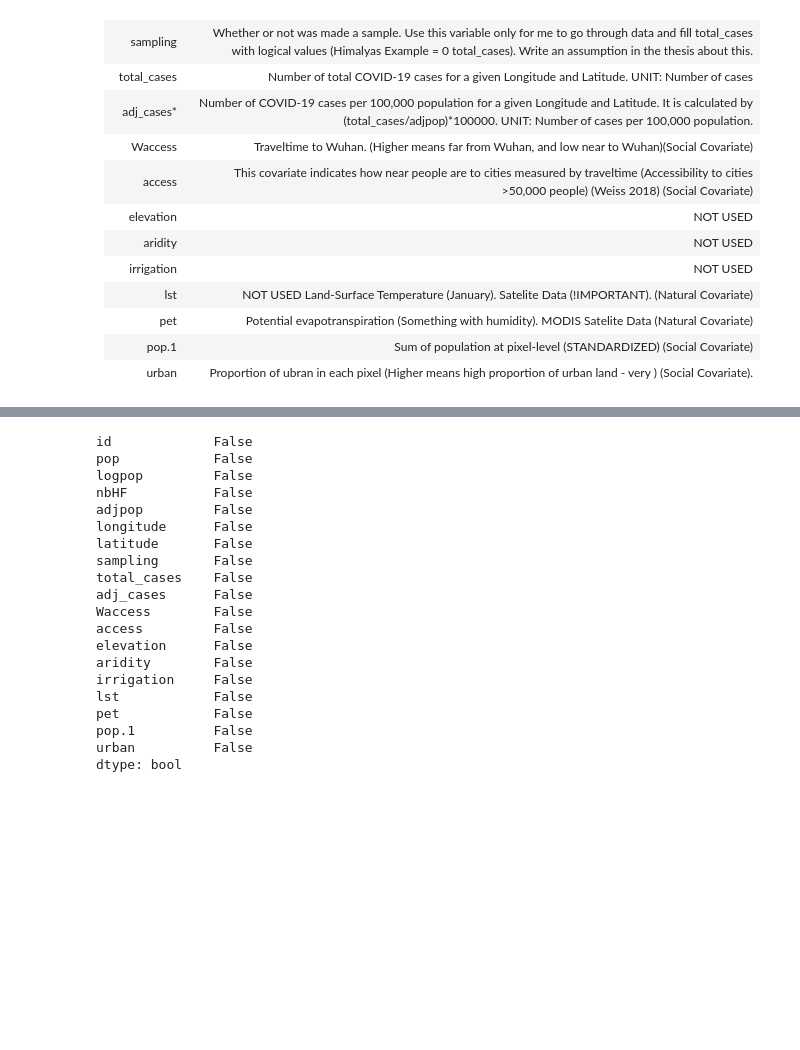
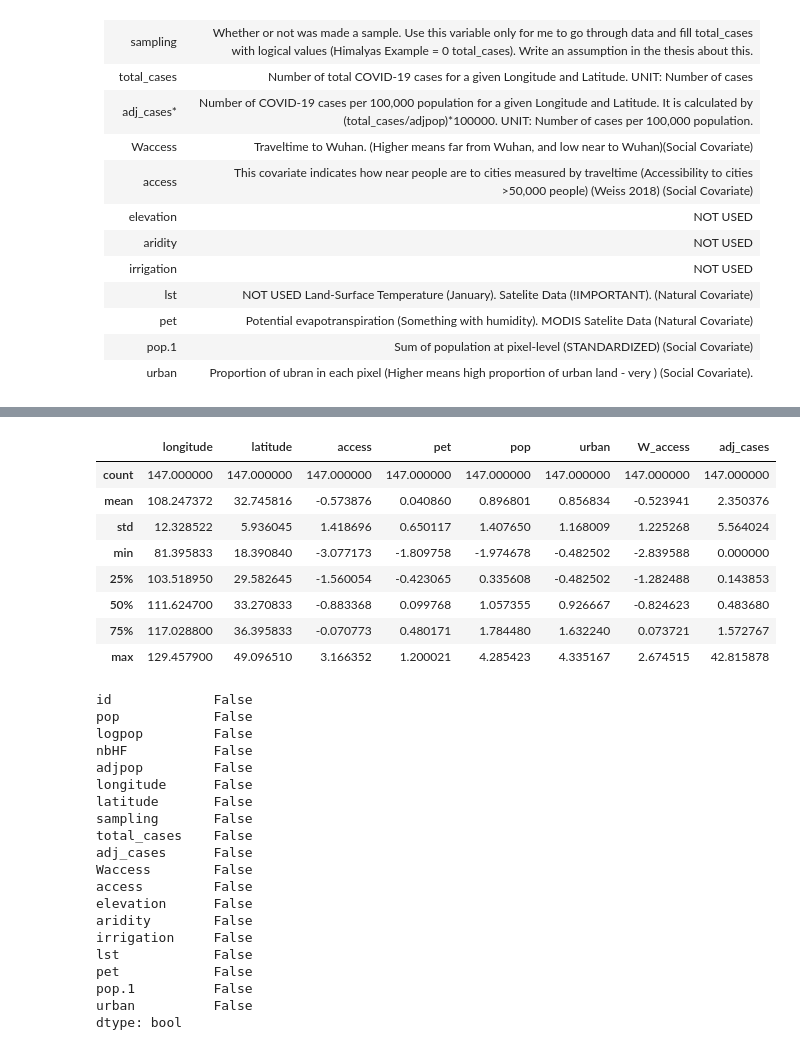
Before and after one commit to dsvanidze/replicability, a Jupyter notebook: data-exploration/data-exploration.ipynb, the cells around one changed output, grey strips where cells are left out. Saved outputs shown, nothing was run; the diff lists cells and outputs as text; code cells hidden in the pictures; blank space fills up the shorter version.

```diff
--- a/data-exploration/data-exploration.ipynb
+++ b/data-exploration/data-exploration.ipynb
@@ -242,3 +80,15 @@ data.to_csv("../data/csvs/data.csv", index=True, index_label="index", na_rep="NA
+# %%
+data["test"].describe()
+# %% [output]
+|  | longitude | latitude | access | pet | pop | urban | W_access | adj_cases |
+| count | 147.000000 | 147.000000 | 147.000000 | 147.000000 | 147.000000 | 147.000000 | 147.000000 | 147.000000 |
+| mean | 108.247372 | 32.745816 | -0.573876 | 0.040860 | 0.896801 | 0.856834 | -0.523941 | 2.350376 |
+| std | 12.328522 | 5.936045 | 1.418696 | 0.650117 | 1.407650 | 1.168009 | 1.225268 | 5.564024 |
+| min | 81.395833 | 18.390840 | -3.077173 | -1.809758 | -1.974678 | -0.482502 | -2.839588 | 0.000000 |
+| 25% | 103.518950 | 29.582645 | -1.560054 | -0.423065 | 0.335608 | -0.482502 | -1.282488 | 0.143853 |
+| 50% | 111.624700 | 33.270833 | -0.883368 | 0.099768 | 1.057355 | 0.926667 | -0.824623 | 0.483680 |
+| 75% | 117.028800 | 36.395833 | -0.070773 | 0.480171 | 1.784480 | 1.632240 | 0.073721 | 1.572767 |
+| max | 129.457900 | 49.096510 | 3.166352 | 1.200021 | 4.285423 | 4.335167 | 2.674515 | 42.815878 |
 # %%
 sample_data = raw_data.drop(raw_data[raw_data.sampling == 0].index).dropna()
 # %%
```
Also changed, not shown: parts of 24 cells of this notebook, 2 other files.
